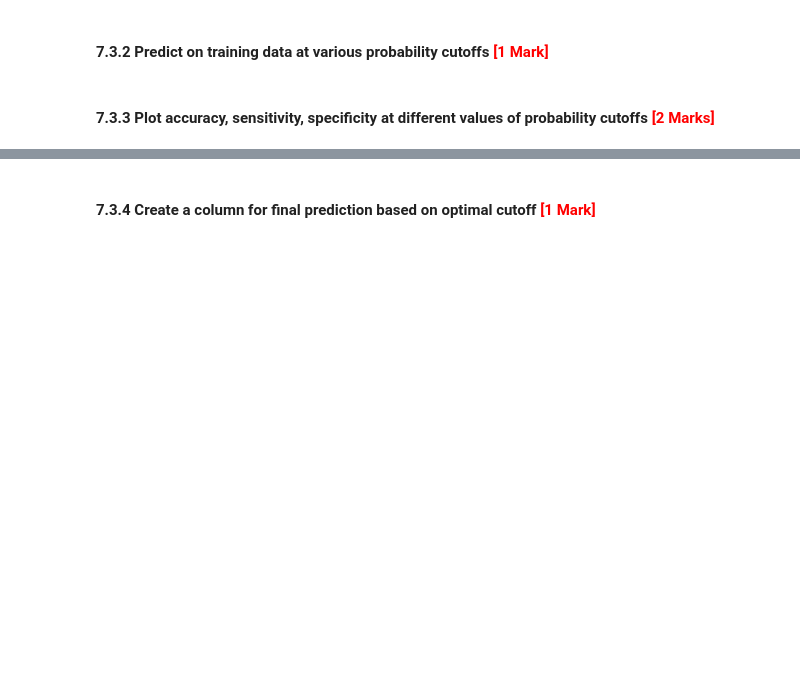
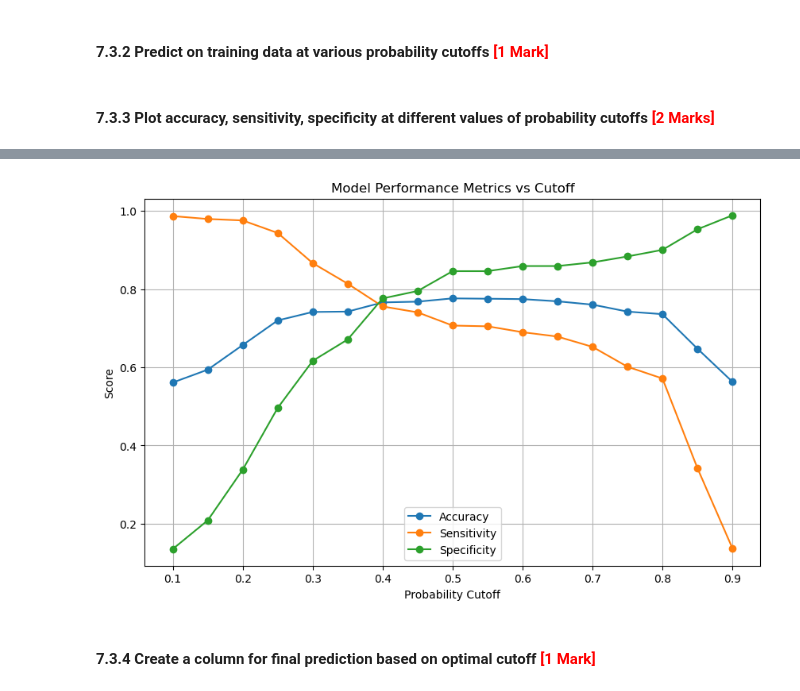
Before and after one commit to sunilkumarrudragada/Fraudulent_Claim_Detection, a Jupyter notebook: fraudulent_Claim_Detection.ipynb, the cells around one changed output, grey strips where cells are left out. Cells and saved outputs as stored; diff of their text form; code cells hidden in the pictures; blank space fills up the shorter version.

```diff
--- a/fraudulent_Claim_Detection.ipynb
+++ b/fraudulent_Claim_Detection.ipynb
@@ -2046,4 +2080,20 @@ After analysing the area under the curve of the ROC, check the sensitivity and s
+# %%
+# Create columns with different probability cutoffs to explore the impact of cutoff on model performance
+cutoff_data = []
+
+cutoffs = np.arange(0.1, 0.91, 0.05)
+for cutoff in cutoffs:
+    predicted = (y_pred_array >= cutoff).astype(int)
+    tn, fp, fn, tp = metrics.confusion_matrix(y_train, predicted).ravel()
+
+    accuracy = (tp + tn) / (tp + tn + fp + fn)
+    sensitivity = tp / (tp + fn)
+    specificity = tn / (tn + fp)
+
+    cutoff_data.append([cutoff, round(accuracy, 4), round(sensitivity, 4), round(specificity, 4)])
 # %% [markdown]
 #### **7.3.3** Plot accuracy, sensitivity, specificity at different values of probability cutoffs <font color="red">[2 Marks]</font>
 # %%
 # Create a DataFrame to see the values of accuracy, sensitivity, and specificity at different values of probability cutoffs
+df_cutoffs = pd.DataFrame(cutoff_data, columns=['cutoff', 'accuracy', 'sensitivity', 'specificity'])
+df_cutoffs
@@ -2052,3 +2119,18 @@ After analysing the area under the curve of the ROC, check the sensitivity and s
+# %%
+# Plot accuracy, sensitivity, and specificity at different values of probability cutoffs
+plt.figure(figsize=(10, 6))
+plt.plot(df_cutoffs['cutoff'], df_cutoffs['accuracy'], label='Accuracy', marker='o')
+plt.plot(df_cutoffs['cutoff'], df_cutoffs['sensitivity'], label='Sensitivity', marker='o')
+plt.plot(df_cutoffs['cutoff'], df_cutoffs['specificity'], label='Specificity', marker='o')
+
+plt.xlabel('Probability Cutoff')
+plt.ylabel('Score')
+plt.title('Model Performance Metrics vs Cutoff')
+plt.legend()
+plt.grid(True)
+plt.show()
+# %% [output]
+[figure, added]
 # %% [markdown]
 #### **7.3.4** Create a column for final prediction based on optimal cutoff <font color="red">[1 Mark]</font>
 # %%
```
Also changed, not shown: parts of 16 cells of this notebook.
